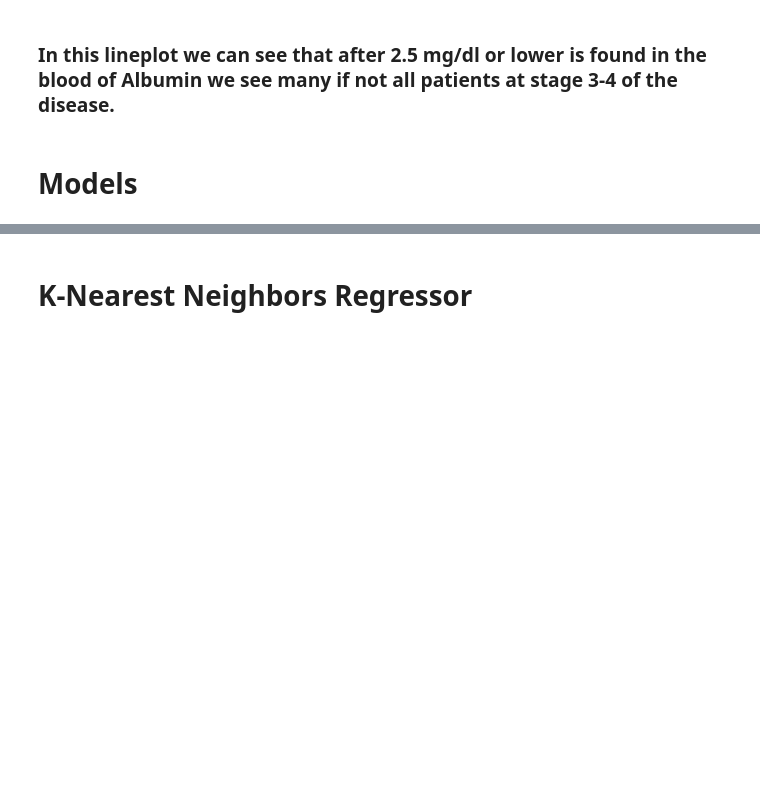
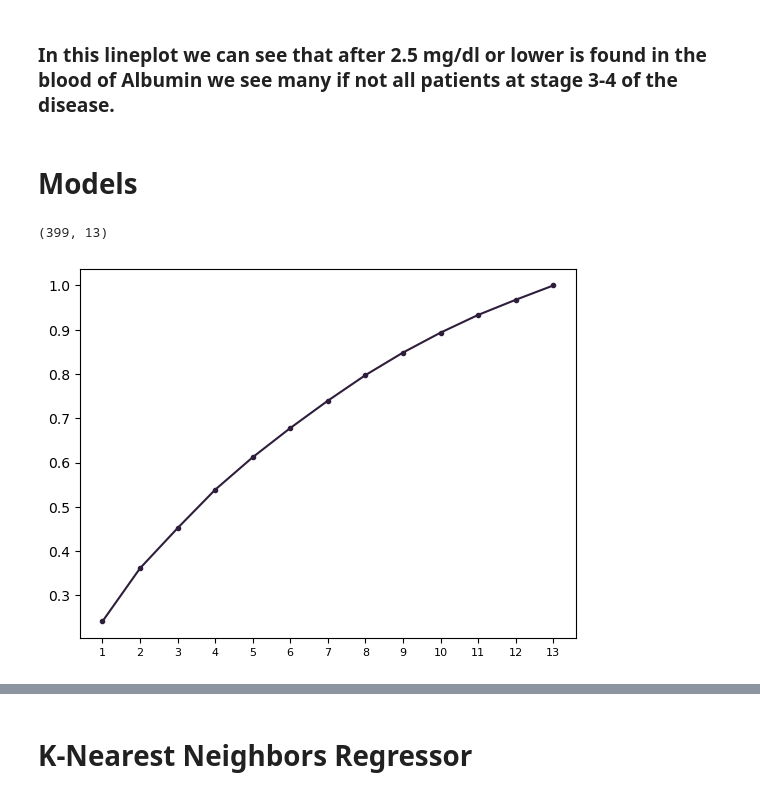
Before and after one commit to MikeyClausen/Project-2, a Jupyter notebook: cirrhosis.ipynb, the cells around one changed output, grey strips where cells are left out. Saved outputs shown, nothing was run; the diff lists cells and outputs as text; code cells hidden in the pictures; blank space fills up the shorter version.

```diff
--- a/cirrhosis.ipynb
+++ b/cirrhosis.ipynb
@@ -448,3 +447,17 @@ pca=PCA(n_components=2)
 X_preprocessed=preprocessor.fit_transform(X)
 # Split preprocessed data into training and testing sets
 X_train, X_test, y_train, y_test = train_test_split(X_preprocessed,y,random_state=42)
+# %%
+X.shape
+# %% [output]
+(399, 13)
+# %%
+scaled=scaler.fit_transform(X)
+# %%
+pca=PCA()
+pca.fit(scaled);
+# %%
+plt.plot(range(1, 14),pca.explained_variance_ratio_.cumsum(),marker= '.')
+plt.xticks(ticks=range(1,14),fontsize=8);
+# %% [output]
+[figure, added]
```
Also changed, not shown: parts of 14 cells of this notebook.
